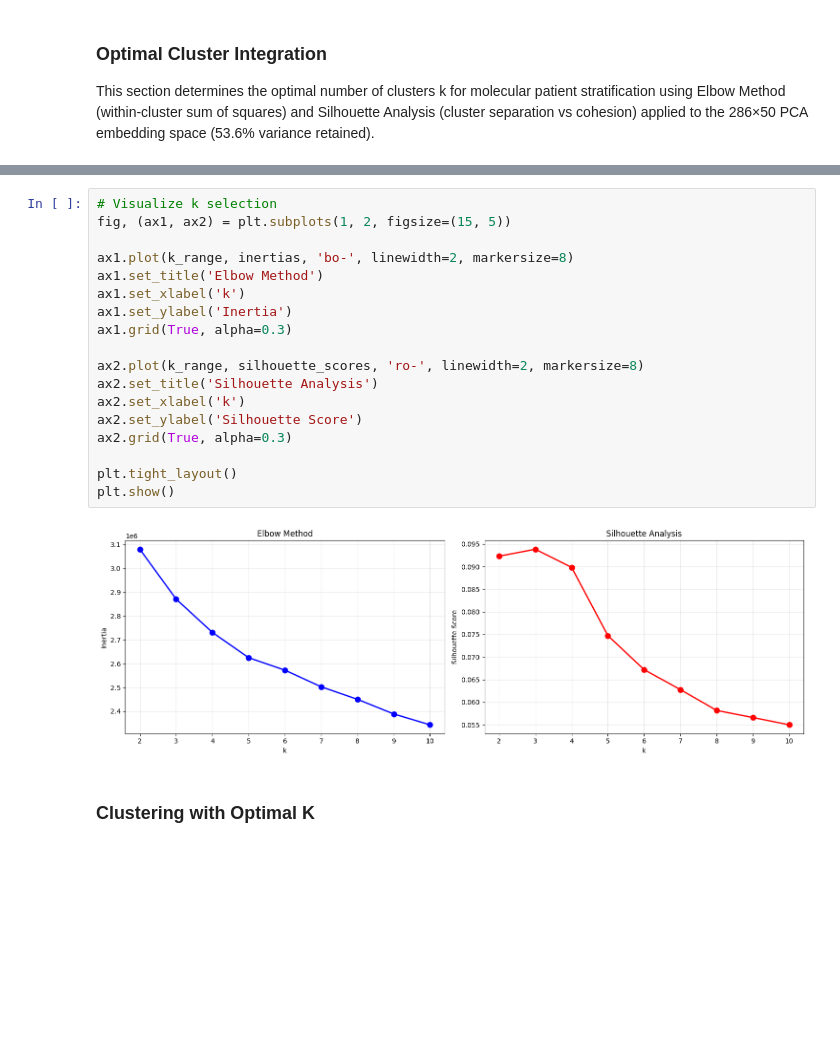
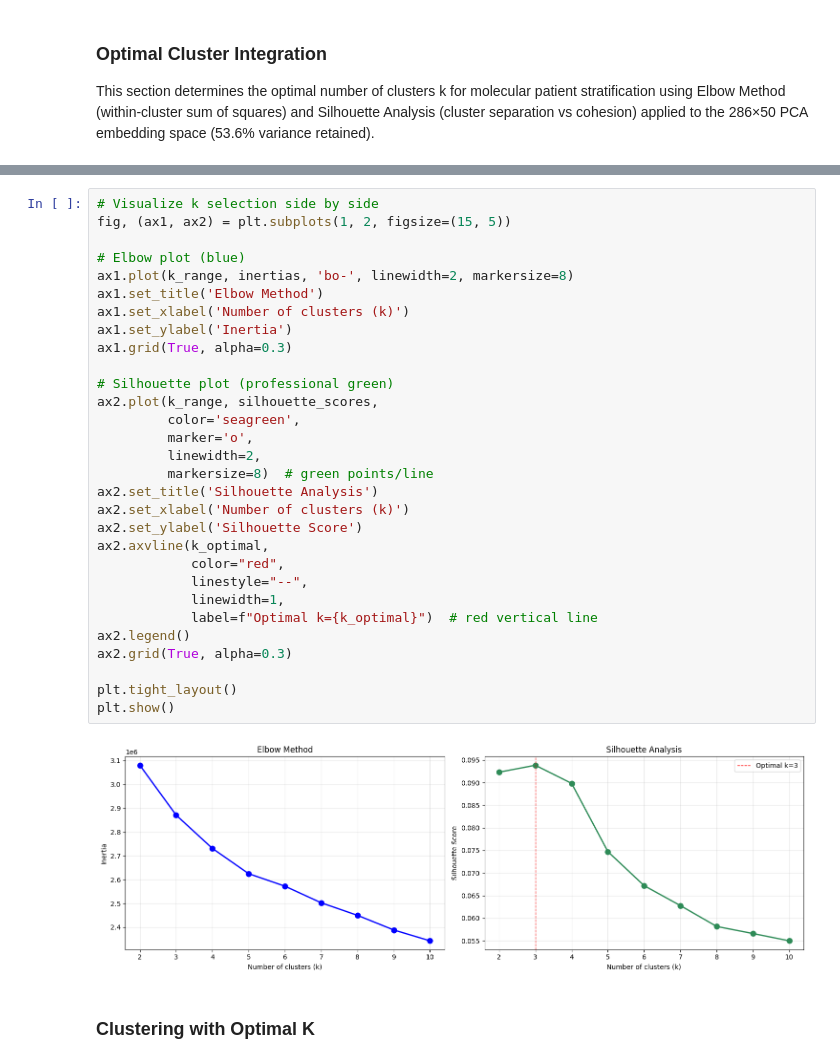
Before and after one commit to ibejerano/unie-healthcare-clustering, a Jupyter notebook: src/breast_cancer_clustering_GSE2034.ipynb, the cells around one changed output, grey strips where cells are left out. Saved outputs shown, nothing was run; the diff lists cells and outputs as text; blank space fills up the shorter version.

```diff
--- a/src/breast_cancer_clustering_GSE2034.ipynb
+++ b/src/breast_cancer_clustering_GSE2034.ipynb
@@ -1276,23 +1282,35 @@ Computing optimal k...
 # %%
-# Visualize k selection
+# Visualize k selection side by side
 fig, (ax1, ax2) = plt.subplots(1, 2, figsize=(15, 5))
 
+# Elbow plot (blue)
 ax1.plot(k_range, inertias, 'bo-', linewidth=2, markersize=8)
 ax1.set_title('Elbow Method')
-ax1.set_xlabel('k')
+ax1.set_xlabel('Number of clusters (k)')
 ax1.set_ylabel('Inertia')
 ax1.grid(True, alpha=0.3)
 
-ax2.plot(k_range, silhouette_scores, 'ro-', linewidth=2, markersize=8)
+# Silhouette plot (professional green)
+ax2.plot(k_range, silhouette_scores,
+         color='seagreen',
+         marker='o',
+         linewidth=2,
+         markersize=8)  # green points/line
 ax2.set_title('Silhouette Analysis')
-ax2.set_xlabel('k')
+ax2.set_xlabel('Number of clusters (k)')
 ax2.set_ylabel('Silhouette Score')
+ax2.axvline(k_optimal,
+            color="red",
+            linestyle="--",
+            linewidth=1,
+            label=f"Optimal k={k_optimal}")  # red vertical line
+ax2.legend()
 ax2.grid(True, alpha=0.3)
 
 plt.tight_layout()
 plt.show()
 # %% [output]
-[figure, old version]
+[figure, new version]
 # %% [markdown]
 ### Clustering with Optimal K
 # %%
```
Also changed, not shown: parts of 21 cells of this notebook.
